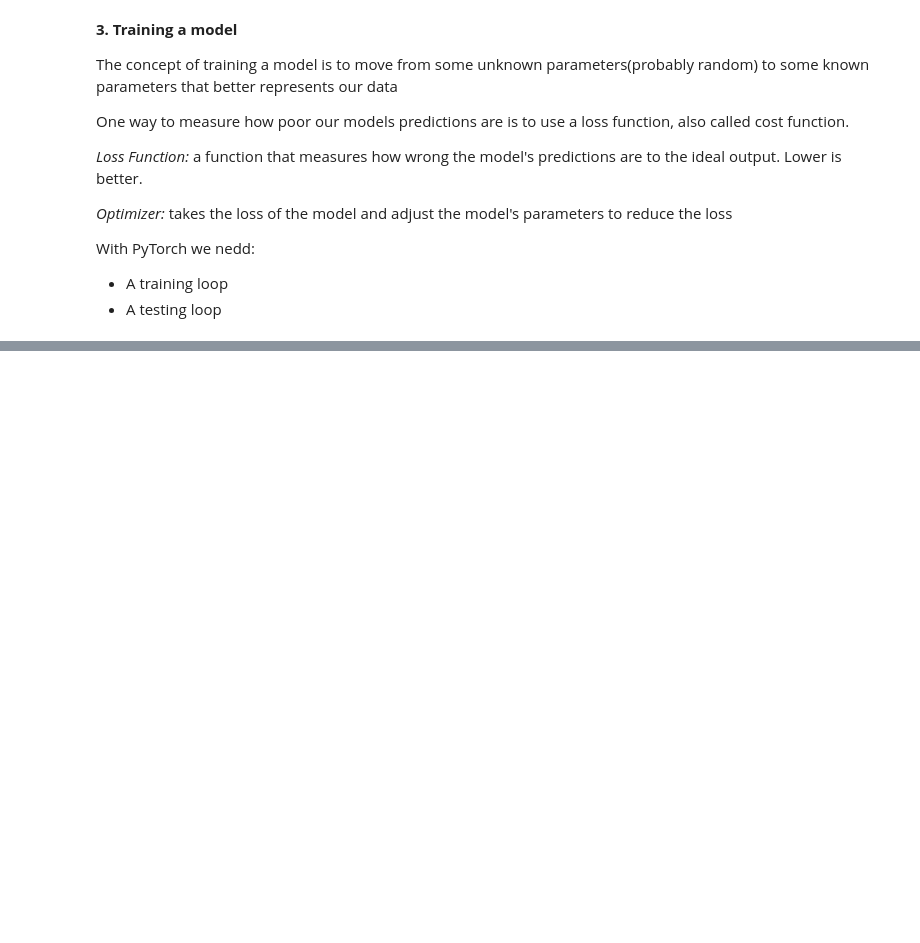
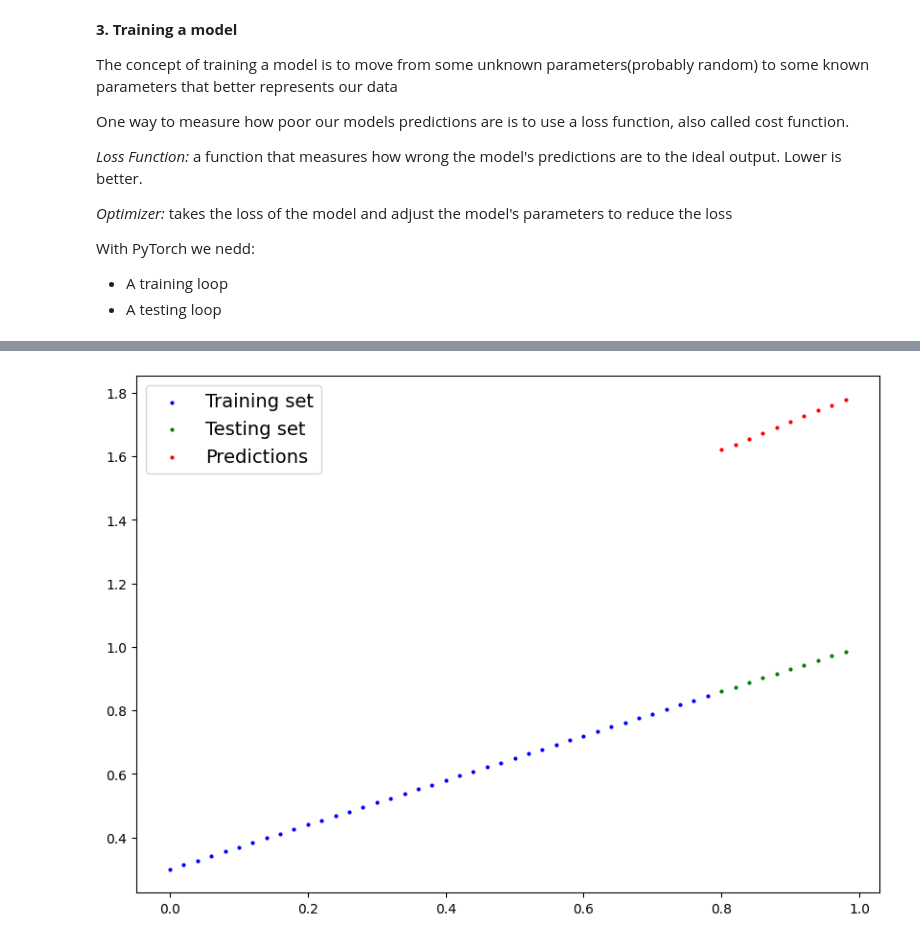
Before and after one commit to raphamatoss/DeepLearningWithPyTorch, a Jupyter notebook: PyTorchWorkflow.ipynb, the cells around one changed output, grey strips where cells are left out. Drawn from its saved outputs; the diff is of its cells as text; code cells hidden in the pictures; blank space fills up the shorter version.

```diff
--- a/PyTorchWorkflow.ipynb
+++ b/PyTorchWorkflow.ipynb
@@ -217,0 +320,4 @@ With PyTorch we nedd:
+# %%
+plot_predictions(predictions=y_preds)
+# %% [output]
+[figure, added]
```
Also changed, not shown: parts of 14 cells of this notebook.
